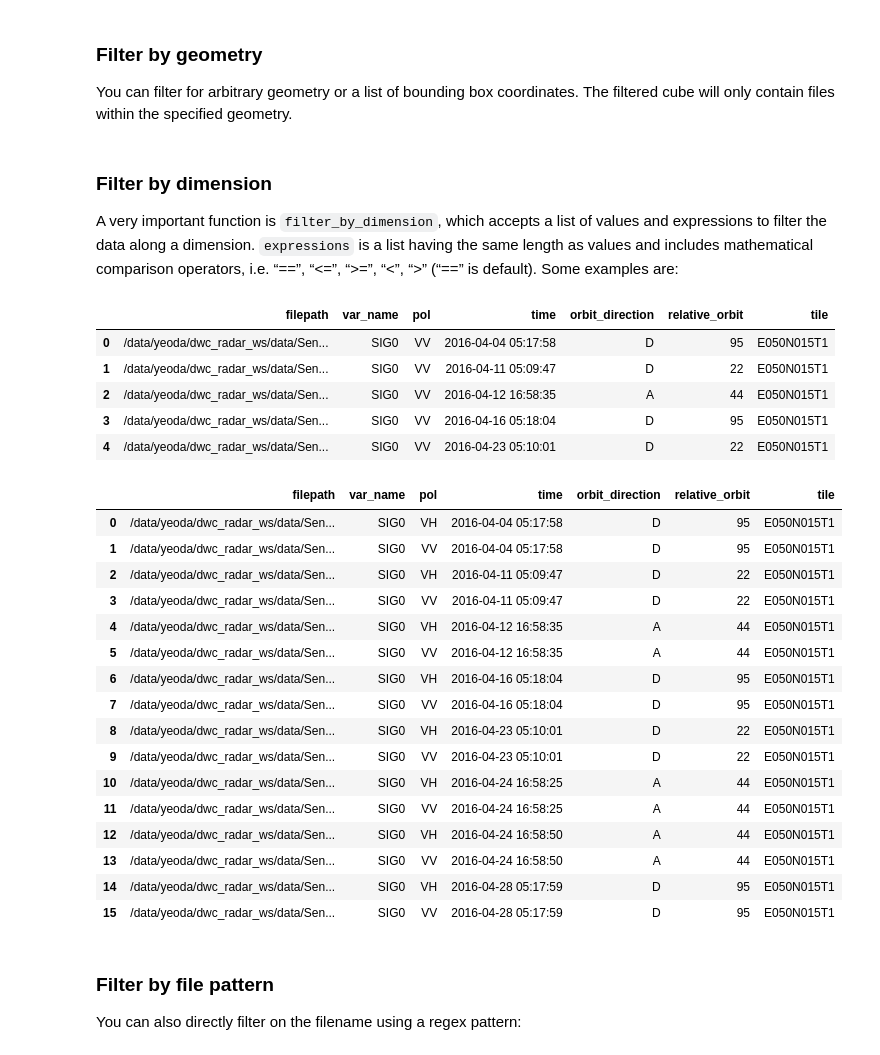
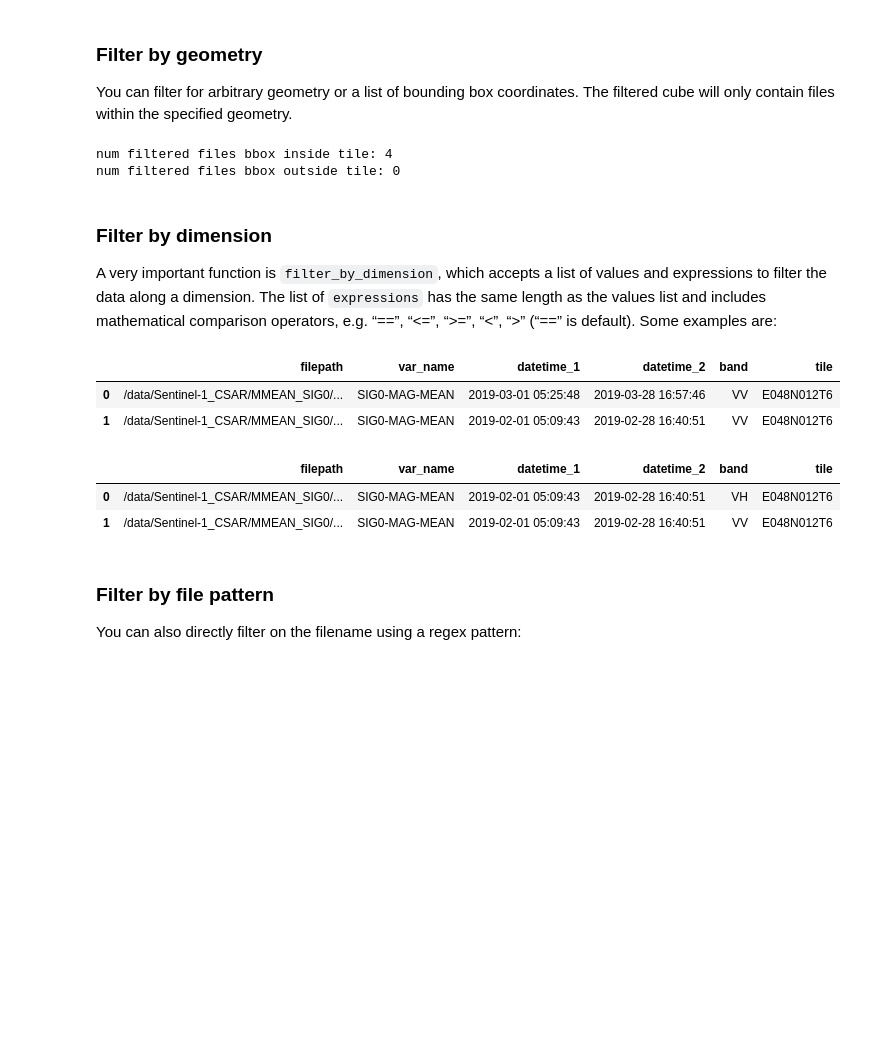
Before and after one commit to TUW-GEO/yeoda, a Jupyter notebook: docs/notebooks/feature_examples.ipynb, the cells around one changed output. Cells and saved outputs as stored; diff of their text form; code cells hidden in the pictures; blank space fills up the shorter version.

```diff
--- a/docs/notebooks/feature_examples.ipynb
+++ b/docs/notebooks/feature_examples.ipynb
@@ -37,5 +32,5 @@ You can use [pytiletproj/Equi7Grid](https://github.com/TUW-GEO/Equi7Grid) to def
 # %%
 from equi7grid.equi7grid import Equi7Grid
 
-subgrid = Equi7Grid(10).EU
+subgrid = Equi7Grid(500).EU
 # %% [markdown]
@@ -43,9 +38,9 @@ The file registry and grid can now be used directly as input to *yeoda's* `EODat
 # %%
-from geopathfinder.naming_conventions.sgrt_naming import SgrtFilename
-from src.yeoda.datacube import EODataCube
+from geopathfinder.naming_conventions.yeoda_naming import YeodaFilename
+from yeoda.datacube import EODataCube
 
-dimensions = ["var_name", "pol", "time", "orbit_direction", "relative_orbit", "tile_name"]
-data_cube = EODataCube(filepaths=filepaths, dimensions=dimensions, filename_class=SgrtFilename, grid=subgrid,
-                       sdim_name="tile_name", tdim_name="time")
-data_cube.inventory.head()
+dimensions = ["var_name", "datetime_1", "datetime_2", "band", "tile_name"]
+sig0_cube = EODataCube(filepaths=filepaths, dimensions=dimensions, filename_class=YeodaFilename, grid=subgrid,
+                       sdim_name="tile_name", tdim_name="datetime_1")
+sig0_cube.inventory
 # %% [output]
@@ -81,6 +88,6 @@ The following sections shows how you can manipulate the dimensions of the data c
 
 If you have to work with a pre-defined naming convention in geopathfinder (e.g. the SGRT naming convention) and if you do not agree with the naming of the filename parts/dimensions, you can still rename dimensions afterwards:
 # %%
-data_cube.rename_dimensions({'tile_name': 'tile'}, inplace=True)
-data_cube.inventory.head()
+sig0_cube.rename_dimensions({'tile_name': 'tile'}, inplace=True)
+sig0_cube.inventory
 # %% [output]
@@ -95,6 +101,6 @@ data_cube.inventory.head()
 
 You can simply add new filepath-dependent values (e.g. file size, cloud coverage, …) along a new dimension (e.g. named “new_dimension”) with a few lines of code:
 # %%
-extended = data_cube.add_dimension("ones", [1] * len(data_cube))
-extended.inventory.head()
+extended = sig0_cube.add_dimension("ones", [1] * len(sig0_cube))
+extended.inventory
 # %% [output]
@@ -138,43 +133,42 @@ filtered_by_bbox = data_cube.filter_spatially_by_geom(bbox, sref=sref)
+# %%
+import osr
+
+sref = osr.SpatialReference()
+sref.ImportFromEPSG(4326)  # LonLat spatial reference system
+
+bbox_inside = [(12.628, 46.385), (15.768, 48.431)]  # [(x_min, y_min), (x_max, y_max)]
+filtered_by_bbox = sig0_cube.filter_spatially_by_geom(bbox_inside, sref=sref)
+print(f"num filtered files bbox inside tile: {len(filtered_by_bbox)}")
+
+bbox_outside = [(4.404, 44.443), (8.826, 47.811)]
+filtered_by_bbox = sig0_cube.filter_spatially_by_geom(bbox_outside, sref=sref)
+print(f"num filtered files bbox outside tile: {len(filtered_by_bbox)}")
+# %% [output]
+num filtered files bbox inside tile: 4
+num filtered files bbox outside tile: 0
 # %% [markdown]
 ### Filter by dimension
 
-A very important function is `filter_by_dimension`, which accepts a list of values and expressions to filter the data along a dimension. `expressions` is a list having the same length as values and includes mathematical comparison operators, i.e. “==”, “<=”, “>=”, “<”, “>” (“==” is default). Some examples are:
+A very important function is `filter_by_dimension`, which accepts a list of values and expressions to filter the data along a dimension. The list of `expressions` has the same length as the values list and includes mathematical comparison operators, e.g. “==”, “<=”, “>=”, “<”, “>” (“==” is default). Some examples are:
 # %%
 # only consider VV polarisation
-only_vv = data_cube.filter_by_dimension(['VV'], name="pol")
-only_vv.inventory.head()
+only_vv = sig0_cube.filter_by_dimension(['VV'], name="band")
+only_vv.inventory
 # %% [output]
-|  | filepath | var_name | pol | time | orbit_direction | relative_orbit | tile |
-| 0 | /data/yeoda/dwc_radar_ws/data/Sen... | SIG0 | VV | 2016-04-04 05:17:58 | D | 95 | E050N015T1 |
-| 1 | /data/yeoda/dwc_radar_ws/data/Sen... | SIG0 | VV | 2016-04-11 05:09:47 | D | 22 | E050N015T1 |
-| 2 | /data/yeoda/dwc_radar_ws/data/Sen... | SIG0 | VV | 2016-04-12 16:58:35 | A | 44 | E050N015T1 |
-| 3 | /data/yeoda/dwc_radar_ws/data/Sen... | SIG0 | VV | 2016-04-16 05:18:04 | D | 95 | E050N015T1 |
-| 4 | /data/yeoda/dwc_radar_ws/data/Sen... | SIG0 | VV | 2016-04-23 05:10:01 | D | 22 | E050N015T1 |
+|  | filepath | var_name | datetime_1 | datetime_2 | band | tile |
+| 0 | /data/Sentinel-1_CSAR/MMEAN_SIG0/... | SIG0-MAG-MEAN | 2019-03-01 05:25:48 | 2019-03-28 16:57:46 | VV | E048N012T6 |
+| 1 | /data/Sentinel-1_CSAR/MMEAN_SIG0/... | SIG0-MAG-MEAN | 2019-02-01 05:09:43 | 2019-02-28 16:40:51 | VV | E048N012T6 |
 # %%
 from datetime import datetime
 
-# only consider data between 2016-04-01 and 2016-05-01
-time_span = [(datetime(2016, 4, 1), datetime(2016, 5, 1))]
-time_span_only = data_cube.filter_by_dimension(time_span, [('>=', '<')], name='time')
+# only consider data between 2019-02-01 and 2019-03-01
+time_span = [(datetime(2019, 2, 1), datetime(2019, 3, 1))]
+time_span_only = sig0_cube.filter_by_dimension(time_span, [('>=', '<')], name='datetime_1')
 time_span_only.inventory
 # %% [output]
-|  | filepath | var_name | pol | time | orbit_direction | relative_orbit | tile |
-| 0 | /data/yeoda/dwc_radar_ws/data/Sen... | SIG0 | VH | 2016-04-04 05:17:58 | D | 95 | E050N015T1 |
-| 1 | /data/yeoda/dwc_radar_ws/data/Sen... | SIG0 | VV | 2016-04-04 05:17:58 | D | 95 | E050N015T1 |
-| 2 | /data/yeoda/dwc_radar_ws/data/Sen... | SIG0 | VH | 2016-04-11 05:09:47 | D | 22 | E050N015T1 |
-| 3 | /data/yeoda/dwc_radar_ws/data/Sen... | SIG0 | VV | 2016-04-11 05:09:47 | D | 22 | E050N015T1 |
-| 4 | /data/yeoda/dwc_radar_ws/data/Sen... | SIG0 | VH | 2016-04-12 16:58:35 | A | 44 | E050N015T1 |
-| 5 | /data/yeoda/dwc_radar_ws/data/Sen... | SIG0 | VV | 2016-04-12 16:58:35 | A | 44 | E050N015T1 |
-| 6 | /data/yeoda/dwc_radar_ws/data/Sen... | SIG0 | VH | 2016-04-16 05:18:04 | D | 95 | E050N015T1 |
-| 7 | /data/yeoda/dwc_radar_ws/data/Sen... | SIG0 | VV | 2016-04-16 05:18:04 | D | 95 | E050N015T1 |
-| 8 | /data/yeoda/dwc_radar_ws/data/Sen... | SIG0 | VH | 2016-04-23 05:10:01 | D | 22 | E050N015T1 |
-| 9 | /data/yeoda/dwc_radar_ws/data/Sen... | SIG0 | VV | 2016-04-23 05:10:01 | D | 22 | E050N015T1 |
-| 10 | /data/yeoda/dwc_radar_ws/data/Sen... | SIG0 | VH | 2016-04-24 16:58:25 | A | 44 | E050N015T1 |
-| 11 | /data/yeoda/dwc_radar_ws/data/Sen... | SIG0 | VV | 2016-04-24 16:58:25 | A | 44 | E050N015T1 |
-| 12 | /data/yeoda/dwc_radar_ws/data/Sen... | SIG0 | VH | 2016-04-24 16:58:50 | A | 44 | E050N015T1 |
-| 13 | /data/yeoda/dwc_radar_ws/data/Sen... | SIG0 | VV | 2016-04-24 16:58:50 | A | 44 | E050N015T1 |
-| 14 | /data/yeoda/dwc_radar_ws/data/Sen... | SIG0 | VH | 2016-04-28 05:17:59 | D | 95 | E050N015T1 |
-| 15 | /data/yeoda/dwc_radar_ws/data/Sen... | SIG0 | VV | 2016-04-28 05:17:59 | D | 95 | E050N015T1 |
+|  | filepath | var_name | datetime_1 | datetime_2 | band | tile |
+| 0 | /data/Sentinel-1_CSAR/MMEAN_SIG0/... | SIG0-MAG-MEAN | 2019-02-01 05:09:43 | 2019-02-28 16:40:51 | VH | E048N012T6 |
+| 1 | /data/Sentinel-1_CSAR/MMEAN_SIG0/... | SIG0-MAG-MEAN | 2019-02-01 05:09:43 | 2019-02-28 16:40:51 | VV | E048N012T6 |
 # %% [markdown]
 ### Filter by file pattern
 
```
Also changed, not shown: parts of 33 cells of this notebook.
